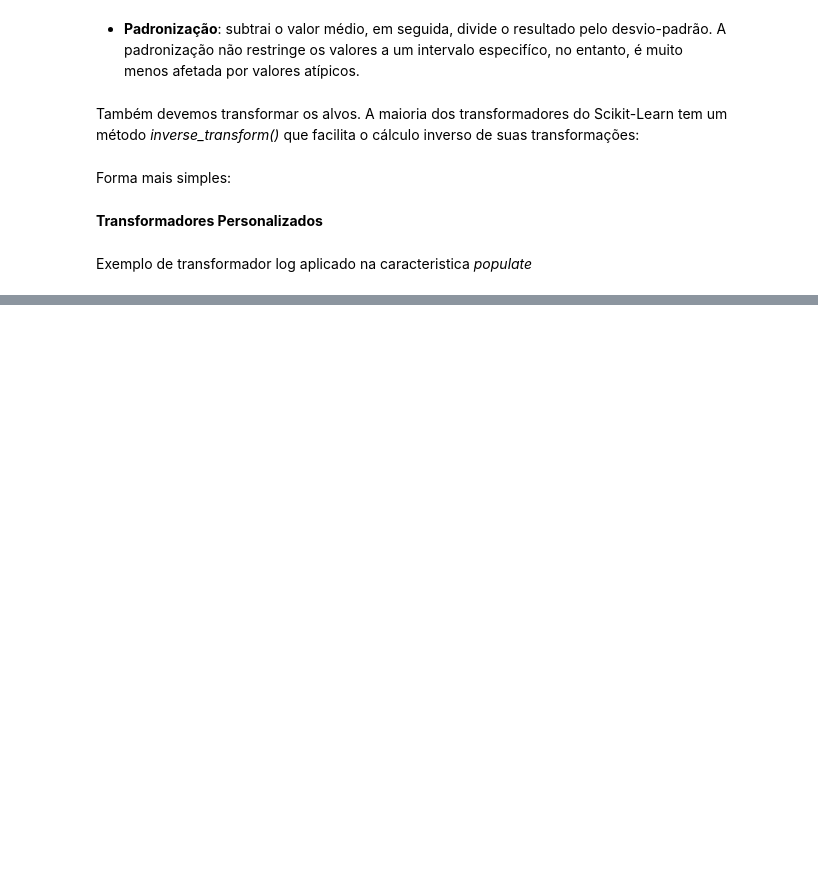
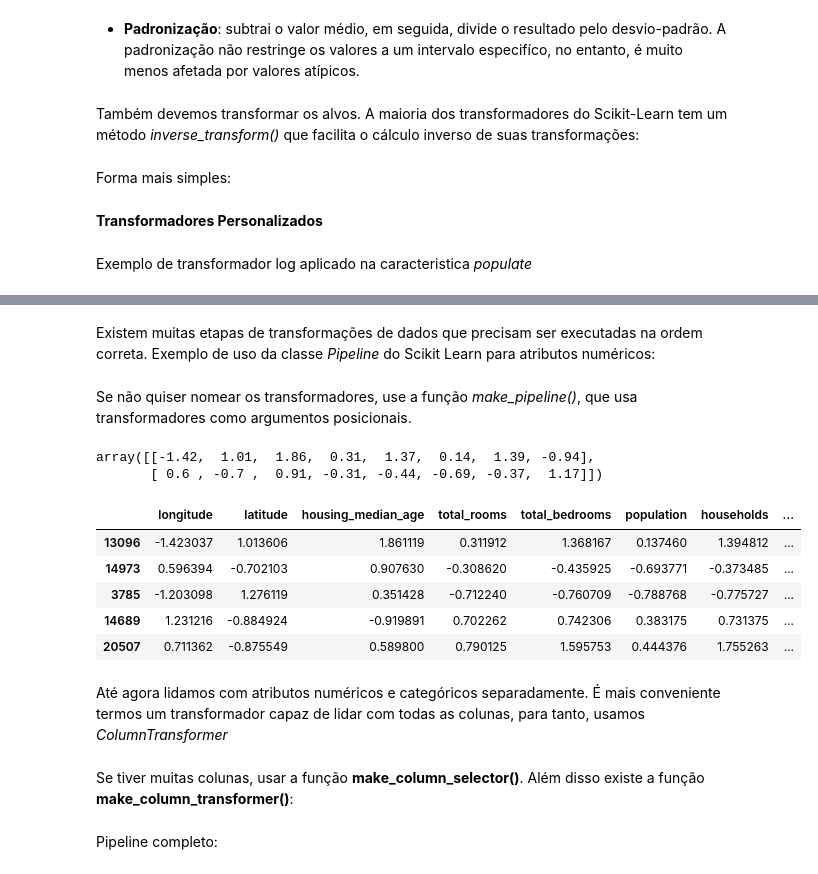
Before and after one commit to richardiago/Machine-Learning-Studies, a Jupyter notebook: Chapter_2/Chapter2.ipynb, the cells around one changed output, grey strips where cells are left out. Saved outputs shown, nothing was run; the diff lists cells and outputs as text; code cells hidden in the pictures; blank space fills up the shorter version.

```diff
--- a/Chapter_2/Chapter2.ipynb
+++ b/Chapter_2/Chapter2.ipynb
@@ -413,0 +416,2 @@ log_pop = log_transformer.transform(housing[["population"]])
+# %% [markdown]
+Existem muitas etapas de transformações de dados que precisam ser executadas na ordem correta. Exemplo de uso da classe *Pipeline* do Scikit Learn para atributos numéricos:
@@ -413,0 +427,24 @@ log_pop = log_transformer.transform(housing[["population"]])
+# %% [markdown]
+Se não quiser nomear os transformadores, use a função *make_pipeline()*, que usa transformadores como argumentos posicionais.
+# %%
+from sklearn.pipeline import make_pipeline
+
+num_pipeline = make_pipeline(SimpleImputer(strategy="median"), StandardScaler())
+# %%
+housing_num_prepared = num_pipeline.fit_transform(housing_num)
+housing_num_prepared[:2].round(2)
+# %% [output]
+array([[-1.42,  1.01,  1.86,  0.31,  1.37,  0.14,  1.39, -0.94],
+       [ 0.6 , -0.7 ,  0.91, -0.31, -0.44, -0.69, -0.37,  1.17]])
+# %%
+df_housing_num_prepared = pd.DataFrame(housing_num_prepared, columns=num_pipeline.get_feature_names_out(), index=housing_num.index)
+df_housing_num_prepared.head()
+# %% [output]
+|  | longitude | latitude | housing_median_age | total_rooms | total_bedrooms | population | households | ... |
+| 13096 | -1.423037 | 1.013606 | 1.861119 | 0.311912 | 1.368167 | 0.137460 | 1.394812 | ... |
+| 14973 | 0.596394 | -0.702103 | 0.907630 | -0.308620 | -0.435925 | -0.693771 | -0.373485 | ... |
+| 3785 | -1.203098 | 1.276119 | 0.351428 | -0.712240 | -0.760709 | -0.788768 | -0.775727 | ... |
+| 14689 | 1.231216 | -0.884924 | -0.919891 | 0.702262 | 0.742306 | 0.383175 | 0.731375 | ... |
+| 20507 | 0.711362 | -0.875549 | 0.589800 | 0.790125 | 1.595753 | 0.444376 | 1.755263 | ... |
+# %% [markdown]
+Até agora lidamos com atributos numéricos e categóricos separadamente. É mais conveniente termos um transformador capaz de lidar com todas as colunas, para tanto, usamos *ColumnTransformer*
@@ -413,0 +466,2 @@ log_pop = log_transformer.transform(housing[["population"]])
+# %% [markdown]
+Se tiver muitas colunas, usar a função **make_column_selector()**. Além disso existe a função **make_column_transformer()**:
@@ -413,0 +477,2 @@ log_pop = log_transformer.transform(housing[["population"]])
+# %% [markdown]
+Pipeline completo:
```
Also changed, not shown: parts of 9 cells of this notebook.
